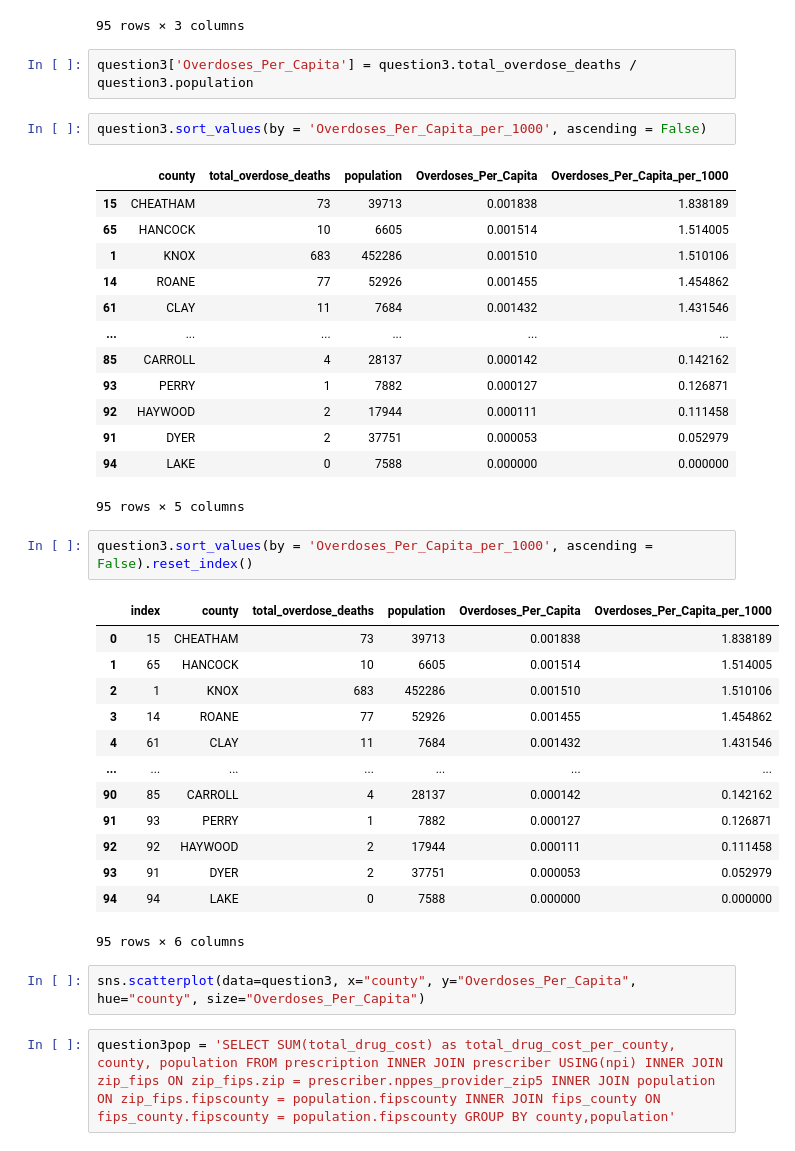
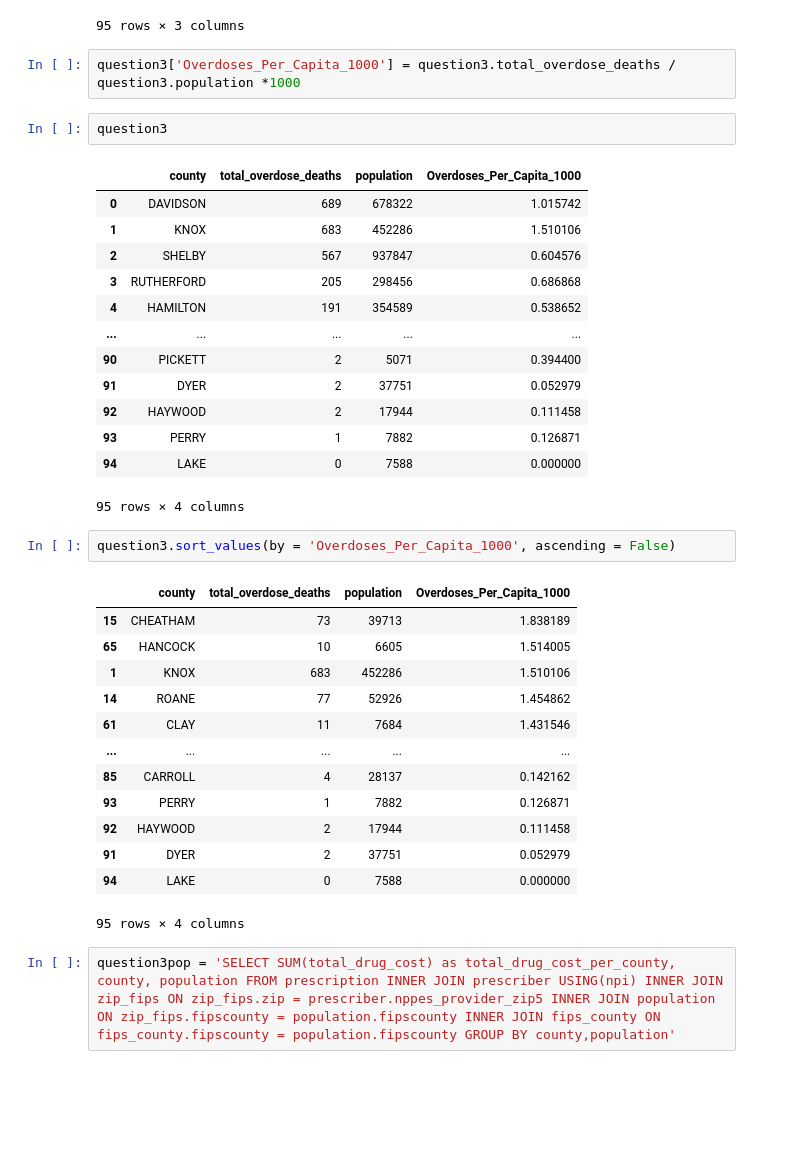
Before and after one commit to NSS-Full-Time-Data-Analytics-14/prescription-drugs-python-snickers, a Jupyter notebook: Notebook/Prescriptions_Project.ipynb, the cells around one changed output. Drawn from its saved outputs; the diff is of its cells as text; blank space fills up the shorter version.

```diff
--- a/Notebook/Prescriptions_Project.ipynb
+++ b/Notebook/Prescriptions_Project.ipynb
@@ -135,41 +226,39 @@ question3
 | 94 | LAKE | 0 | 7588 |
 95 rows × 3 columns
 # %%
-question3['Overdoses_Per_Capita'] = question3.total_overdose_deaths / question3.population
+question3['Overdoses_Per_Capita_1000'] = question3.total_overdose_deaths / question3.population *1000
 # %%
-question3.sort_values(by = 'Overdoses_Per_Capita_per_1000', ascending = False)
+question3
 # %% [output]
-|  | county | total_overdose_deaths | population | Overdoses_Per_Capita | Overdoses_Per_Capita_per_1000 |
-| 15 | CHEATHAM | 73 | 39713 | 0.001838 | 1.838189 |
-| 65 | HANCOCK | 10 | 6605 | 0.001514 | 1.514005 |
-| 1 | KNOX | 683 | 452286 | 0.001510 | 1.510106 |
-| 14 | ROANE | 77 | 52926 | 0.001455 | 1.454862 |
-| 61 | CLAY | 11 | 7684 | 0.001432 | 1.431546 |
-| ... | ... | ... | ... | ... | ... |
-| 85 | CARROLL | 4 | 28137 | 0.000142 | 0.142162 |
-| 93 | PERRY | 1 | 7882 | 0.000127 | 0.126871 |
-| 92 | HAYWOOD | 2 | 17944 | 0.000111 | 0.111458 |
-| 91 | DYER | 2 | 37751 | 0.000053 | 0.052979 |
-| 94 | LAKE | 0 | 7588 | 0.000000 | 0.000000 |
+|  | county | total_overdose_deaths | population | Overdoses_Per_Capita_1000 |
+| 0 | DAVIDSON | 689 | 678322 | 1.015742 |
+| 1 | KNOX | 683 | 452286 | 1.510106 |
+| 2 | SHELBY | 567 | 937847 | 0.604576 |
+| 3 | RUTHERFORD | 205 | 298456 | 0.686868 |
+| 4 | HAMILTON | 191 | 354589 | 0.538652 |
+| ... | ... | ... | ... | ... |
+| 90 | PICKETT | 2 | 5071 | 0.394400 |
+| 91 | DYER | 2 | 37751 | 0.052979 |
+| 92 | HAYWOOD | 2 | 17944 | 0.111458 |
+| 93 | PERRY | 1 | 7882 | 0.126871 |
+| 94 | LAKE | 0 | 7588 | 0.000000 |
-95 rows × 5 columns
+95 rows × 4 columns
 # %%
-question3.sort_values(by = 'Overdoses_Per_Capita_per_1000', ascending = False).reset_index()
+question3.sort_values(by = 'Overdoses_Per_Capita_1000', ascending = False)
 # %% [output]
-|  | index | county | total_overdose_deaths | population | Overdoses_Per_Capita | Overdoses_Per_Capita_per_1000 |
-| 0 | 15 | CHEATHAM | 73 | 39713 | 0.001838 | 1.838189 |
-| 1 | 65 | HANCOCK | 10 | 6605 | 0.001514 | 1.514005 |
-| 2 | 1 | KNOX | 683 | 452286 | 0.001510 | 1.510106 |
-| 3 | 14 | ROANE | 77 | 52926 | 0.001455 | 1.454862 |
-| 4 | 61 | CLAY | 11 | 7684 | 0.001432 | 1.431546 |
-| ... | ... | ... | ... | ... | ... | ... |
-| 90 | 85 | CARROLL | 4 | 28137 | 0.000142 | 0.142162 |
-| 91 | 93 | PERRY | 1 | 7882 | 0.000127 | 0.126871 |
-| 92 | 92 | HAYWOOD | 2 | 17944 | 0.000111 | 0.111458 |
-| 93 | 91 | DYER | 2 | 37751 | 0.000053 | 0.052979 |
-| 94 | 94 | LAKE | 0 | 7588 | 0.000000 | 0.000000 |
+|  | county | total_overdose_deaths | population | Overdoses_Per_Capita_1000 |
+| 15 | CHEATHAM | 73 | 39713 | 1.838189 |
+| 65 | HANCOCK | 10 | 6605 | 1.514005 |
+| 1 | KNOX | 683 | 452286 | 1.510106 |
+| 14 | ROANE | 77 | 52926 | 1.454862 |
+| 61 | CLAY | 11 | 7684 | 1.431546 |
+| ... | ... | ... | ... | ... |
+| 85 | CARROLL | 4 | 28137 | 0.142162 |
+| 93 | PERRY | 1 | 7882 | 0.126871 |
+| 92 | HAYWOOD | 2 | 17944 | 0.111458 |
+| 91 | DYER | 2 | 37751 | 0.052979 |
+| 94 | LAKE | 0 | 7588 | 0.000000 |
-95 rows × 6 columns
+95 rows × 4 columns
-# %%
-sns.scatterplot(data=question3, x="county", y="Overdoses_Per_Capita", hue="county", size="Overdoses_Per_Capita")
 # %%
 question3pop = 'SELECT SUM(total_drug_cost) as total_drug_cost_per_county, county, population FROM prescription INNER JOIN prescriber USING(npi) INNER JOIN zip_fips ON zip_fips.zip = prescriber.nppes_provider_zip5 INNER JOIN population ON zip_fips.fipscounty = population.fipscounty INNER JOIN fips_county ON fips_county.fipscounty = population.fipscounty GROUP BY county,population'
 # %%
```
Also changed, not shown: parts of 21 cells of this notebook.
